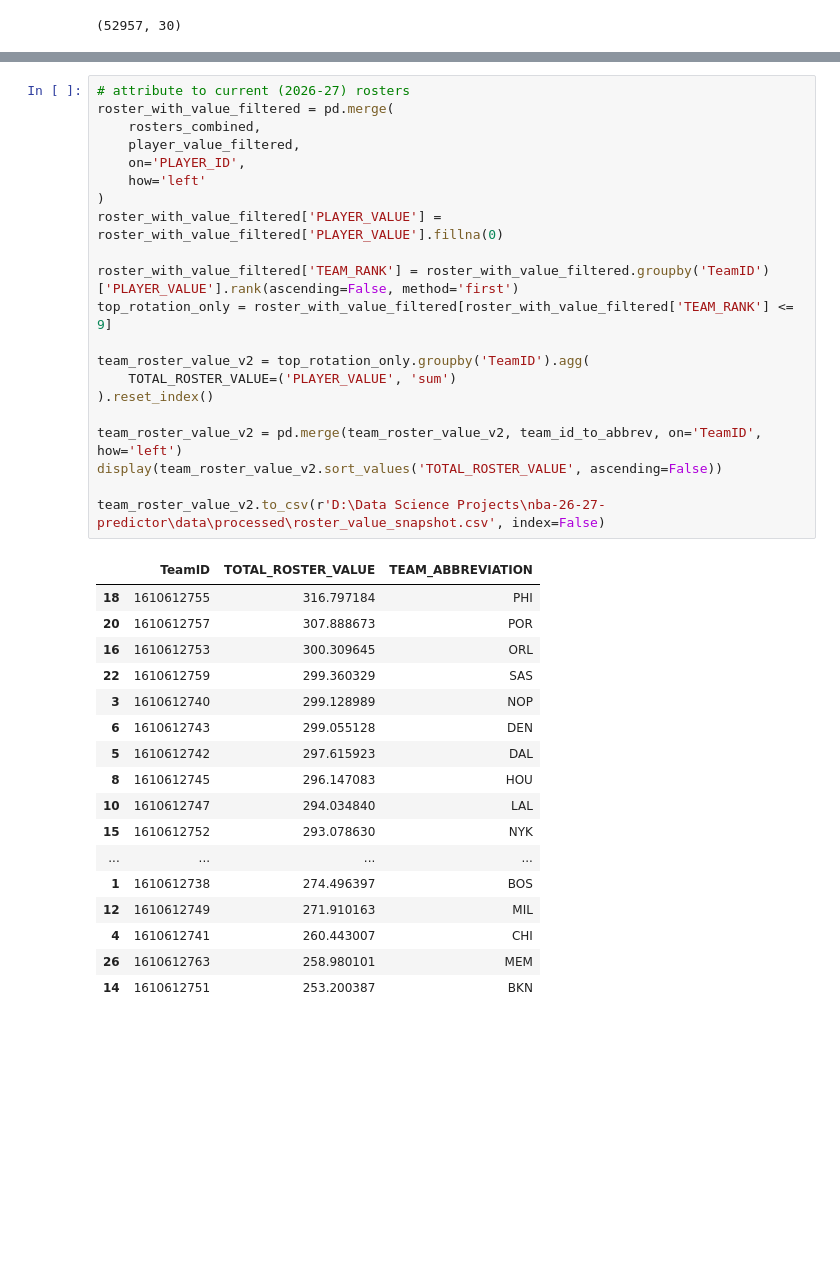
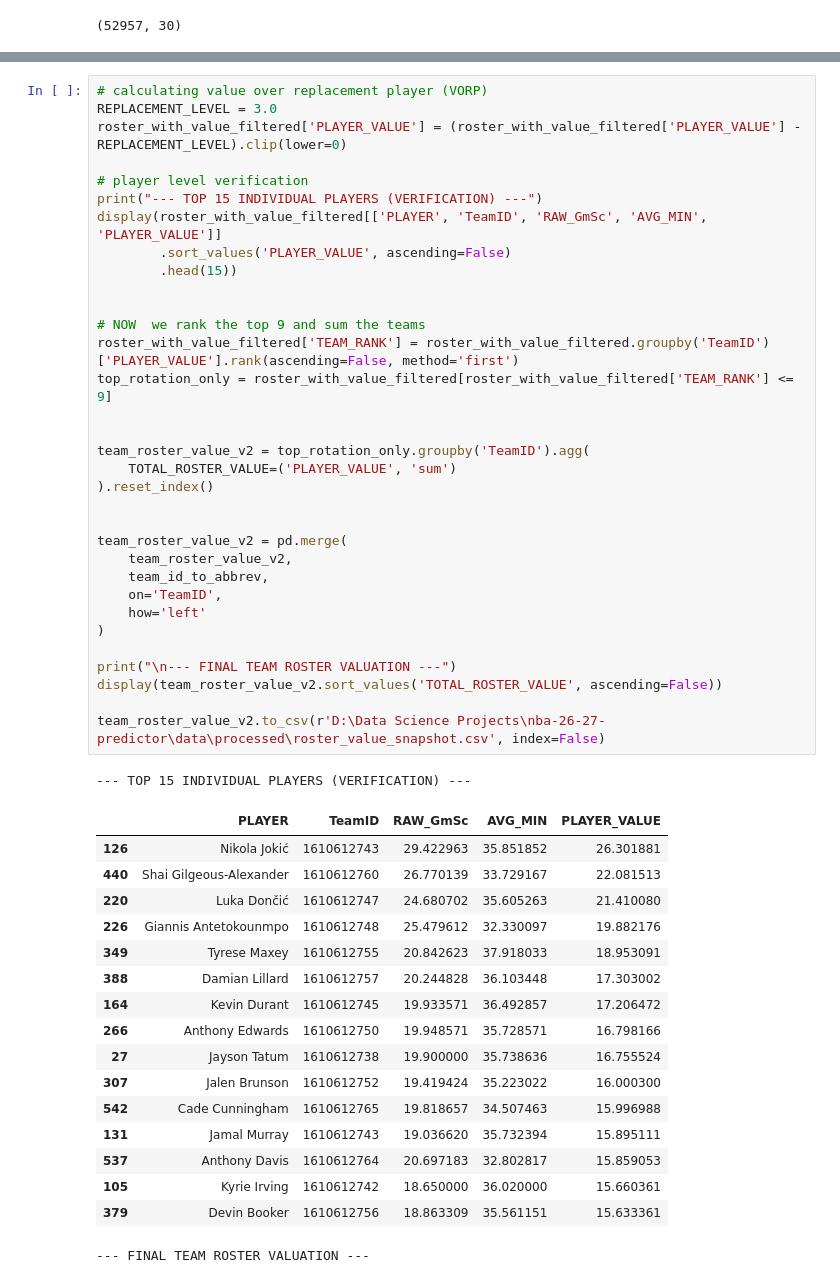
Before and after one commit to lianlianliann/nba-26-27-predictor, a Jupyter notebook: notebooks/02_feature_engineering.ipynb, the cells around one changed output, grey strips where cells are left out. Drawn from its saved outputs; the diff is of its cells as text; blank space fills up the shorter version.

```diff
--- a/notebooks/02_feature_engineering.ipynb
+++ b/notebooks/02_feature_engineering.ipynb
@@ -748,39 +827,52 @@ display(player_value_filtered.sort_values('PLAYER_VALUE', ascending=False).head(
 # %%
-# attribute to current (2026-27) rosters
-roster_with_value_filtered = pd.merge(
-    rosters_combined,
-    player_value_filtered,
-    on='PLAYER_ID',
-    how='left'
-)
-roster_with_value_filtered['PLAYER_VALUE'] = roster_with_value_filtered['PLAYER_VALUE'].fillna(0)
+# calculating value over replacement player (VORP)
+REPLACEMENT_LEVEL = 3.0
+roster_with_value_filtered['PLAYER_VALUE'] = (roster_with_value_filtered['PLAYER_VALUE'] - REPLACEMENT_LEVEL).clip(lower=0)
 
+# player level verification
+print("--- TOP 15 INDIVIDUAL PLAYERS (VERIFICATION) ---")
+display(roster_with_value_filtered[['PLAYER', 'TeamID', 'RAW_GmSc', 'AVG_MIN', 'PLAYER_VALUE']]
+        .sort_values('PLAYER_VALUE', ascending=False)
+        .head(15))
+
+
+# NOW  we rank the top 9 and sum the teams
 roster_with_value_filtered['TEAM_RANK'] = roster_with_value_filtered.groupby('TeamID')['PLAYER_VALUE'].rank(ascending=False, method='first')
 top_rotation_only = roster_with_value_filtered[roster_with_value_filtered['TEAM_RANK'] <= 9]
+
 
 team_roster_value_v2 = top_rotation_only.groupby('TeamID').agg(
     TOTAL_ROSTER_VALUE=('PLAYER_VALUE', 'sum')
 ).reset_index()
 
-team_roster_value_v2 = pd.merge(team_roster_value_v2, team_id_to_abbrev, on='TeamID', how='left')
+
+team_roster_value_v2 = pd.merge(
+    team_roster_value_v2,
+    team_id_to_abbrev,
+    on='TeamID',
+    how='left'
+)
+
+print("\n--- FINAL TEAM ROSTER VALUATION ---")
 display(team_roster_value_v2.sort_values('TOTAL_ROSTER_VALUE', ascending=False))
 
 team_roster_value_v2.to_csv(r'D:\Data Science Projects\nba-26-27-predictor\data\processed\roster_value_snapshot.csv', index=False)
 # %% [output]
+--- TOP 15 INDIVIDUAL PLAYERS (VERIFICATION) ---
-|  | TeamID | TOTAL_ROSTER_VALUE | TEAM_ABBREVIATION |
-| 18 | 1610612755 | 316.797184 | PHI |
-| 20 | 1610612757 | 307.888673 | POR |
-| 16 | 1610612753 | 300.309645 | ORL |
-| 22 | 1610612759 | 299.360329 | SAS |
-| 3 | 1610612740 | 299.128989 | NOP |
-| 6 | 1610612743 | 299.055128 | DEN |
-| 5 | 1610612742 | 297.615923 | DAL |
-| 8 | 1610612745 | 296.147083 | HOU |
-| 10 | 1610612747 | 294.034840 | LAL |
-| 15 | 1610612752 | 293.078630 | NYK |
-| ... | ... | ... | ... |
-| 1 | 1610612738 | 274.496397 | BOS |
-| 12 | 1610612749 | 271.910163 | MIL |
-| 4 | 1610612741 | 260.443007 | CHI |
-| 26 | 1610612763 | 258.980101 | MEM |
-| 14 | 1610612751 | 253.200387 | BKN |
+|  | PLAYER | TeamID | RAW_GmSc | AVG_MIN | PLAYER_VALUE |
+| 126 | Nikola Jokić | 1610612743 | 29.422963 | 35.851852 | 26.301881 |
+| 440 | Shai Gilgeous-Alexander | 1610612760 | 26.770139 | 33.729167 | 22.081513 |
+| 220 | Luka Dončić | 1610612747 | 24.680702 | 35.605263 | 21.410080 |
+| 226 | Giannis Antetokounmpo | 1610612748 | 25.479612 | 32.330097 | 19.882176 |
+| 349 | Tyrese Maxey | 1610612755 | 20.842623 | 37.918033 | 18.953091 |
+| 388 | Damian Lillard | 1610612757 | 20.244828 | 36.103448 | 17.303002 |
+| 164 | Kevin Durant | 1610612745 | 19.933571 | 36.492857 | 17.206472 |
+| 266 | Anthony Edwards | 1610612750 | 19.948571 | 35.728571 | 16.798166 |
+| 27 | Jayson Tatum | 1610612738 | 19.900000 | 35.738636 | 16.755524 |
+| 307 | Jalen Brunson | 1610612752 | 19.419424 | 35.223022 | 16.000300 |
+| 542 | Cade Cunningham | 1610612765 | 19.818657 | 34.507463 | 15.996988 |
+| 131 | Jamal Murray | 1610612743 | 19.036620 | 35.732394 | 15.895111 |
+| 537 | Anthony Davis | 1610612764 | 20.697183 | 32.802817 | 15.859053 |
+| 105 | Kyrie Irving | 1610612742 | 18.650000 | 36.020000 | 15.660361 |
+| 379 | Devin Booker | 1610612756 | 18.863309 | 35.561151 | 15.633361 |
+--- FINAL TEAM ROSTER VALUATION ---
```
Also changed, not shown: parts of 16 cells of this notebook, 8 other files.
